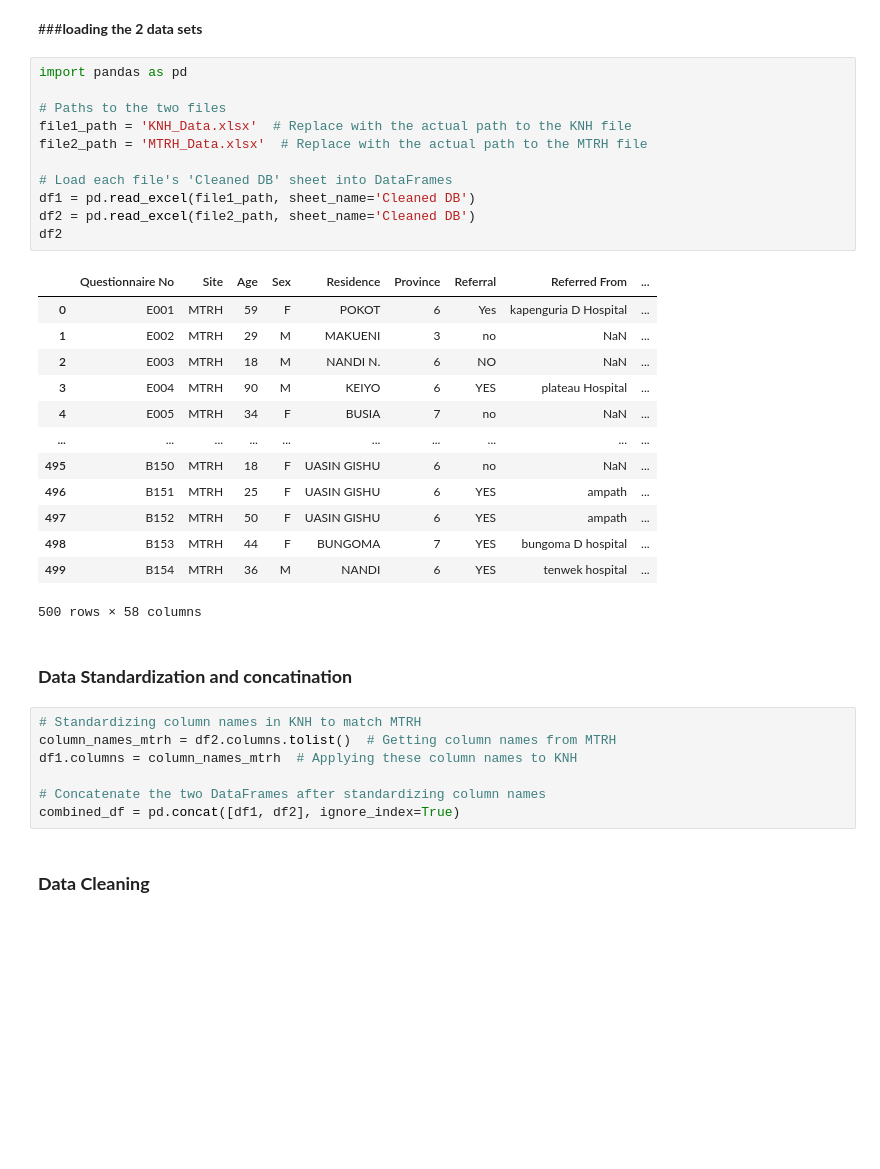
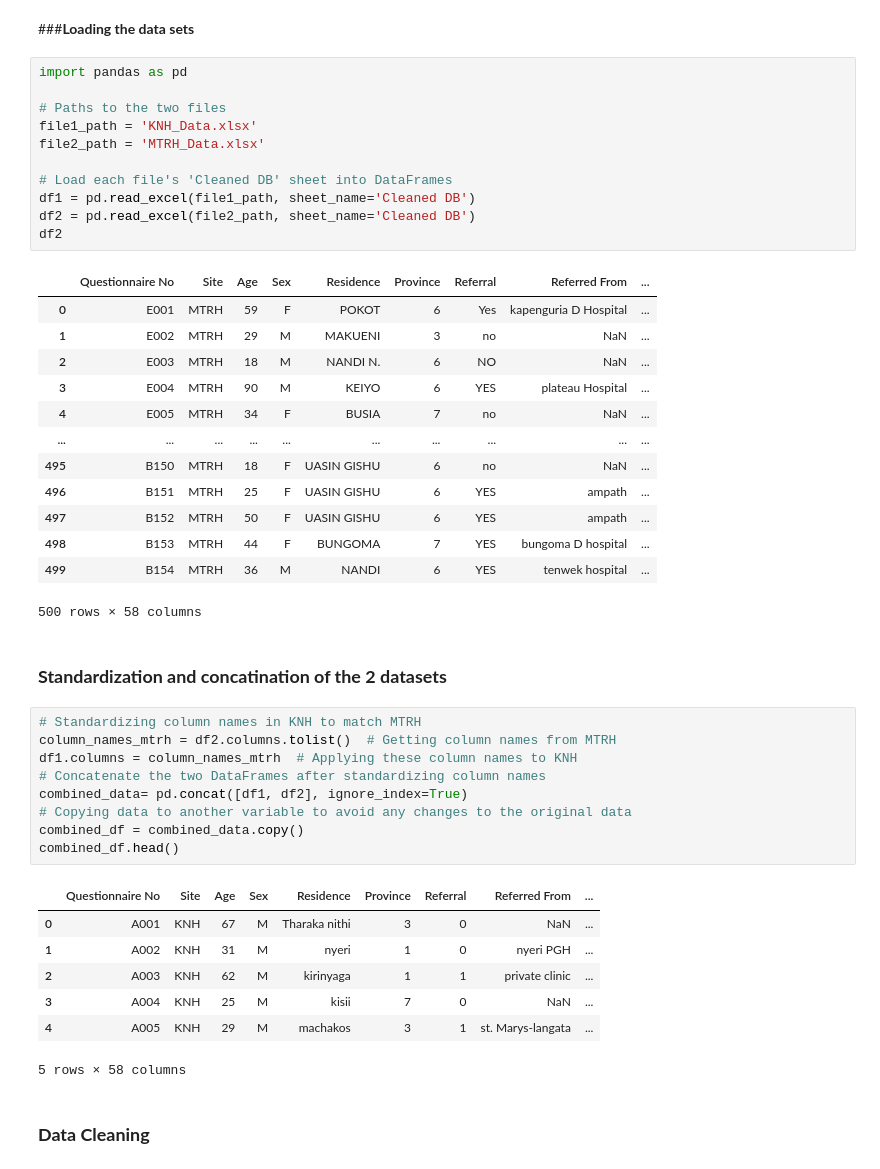
Before and after one commit to njokinjuguna/Machine-learning-Models, a Jupyter notebook: cancerpredictiveanalysisinkenyaModified.ipynb, the cells around one changed output. Cells and saved outputs as stored; diff of their text form; blank space fills up the shorter version.

```diff
--- a/cancerpredictiveanalysisinkenyaModified.ipynb
+++ b/cancerpredictiveanalysisinkenyaModified.ipynb
@@ -7,11 +72,11 @@
 # %% [markdown]
-###**loading the 2 data sets**
+###**Loading the data sets**
 # %%
 import pandas as pd
 
 # Paths to the two files
-file1_path = 'KNH_Data.xlsx'  # Replace with the actual path to the KNH file
-file2_path = 'MTRH_Data.xlsx'  # Replace with the actual path to the MTRH file
+file1_path = 'KNH_Data.xlsx'
+file2_path = 'MTRH_Data.xlsx'
 
 # Load each file's 'Cleaned DB' sheet into DataFrames
 df1 = pd.read_excel(file1_path, sheet_name='Cleaned DB')
@@ -32,14 +97,24 @@ df2
 | 499 | B154 | MTRH | 36 | M | NANDI | 6 | YES | tenwek hospital | ... |
 500 rows × 58 columns
 # %% [markdown]
-### **Data Standardization and concatination**
+### **Standardization and concatination of the 2 datasets**
 # %%
 # Standardizing column names in KNH to match MTRH
 column_names_mtrh = df2.columns.tolist()  # Getting column names from MTRH
 df1.columns = column_names_mtrh  # Applying these column names to KNH
-
 # Concatenate the two DataFrames after standardizing column names
-combined_df = pd.concat([df1, df2], ignore_index=True)
+combined_data= pd.concat([df1, df2], ignore_index=True)
+# Copying data to another variable to avoid any changes to the original data
+combined_df = combined_data.copy()
+combined_df.head()
+# %% [output]
+|  | Questionnaire No | Site | Age | Sex | Residence | Province | Referral | Referred From | ... |
+| 0 | A001 | KNH | 67 | M | Tharaka nithi | 3 | 0 | NaN | ... |
+| 1 | A002 | KNH | 31 | M | nyeri | 1 | 0 | nyeri PGH | ... |
+| 2 | A003 | KNH | 62 | M | kirinyaga | 1 | 1 | private clinic | ... |
+| 3 | A004 | KNH | 25 | M | kisii | 7 | 0 | NaN | ... |
+| 4 | A005 | KNH | 29 | M | machakos | 3 | 1 | st. Marys-langata | ... |
+5 rows × 58 columns
 # %% [markdown]
 ### **Data Cleaning**
 # %%
```
Also changed, not shown: parts of 16 cells of this notebook.
